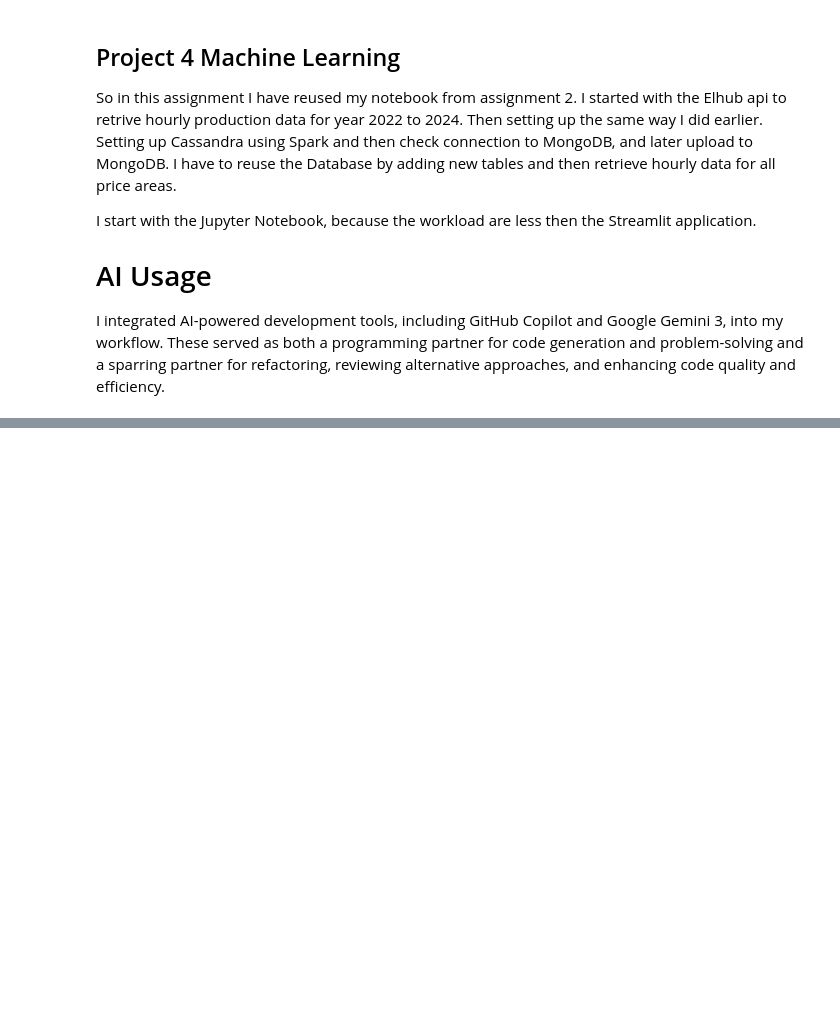
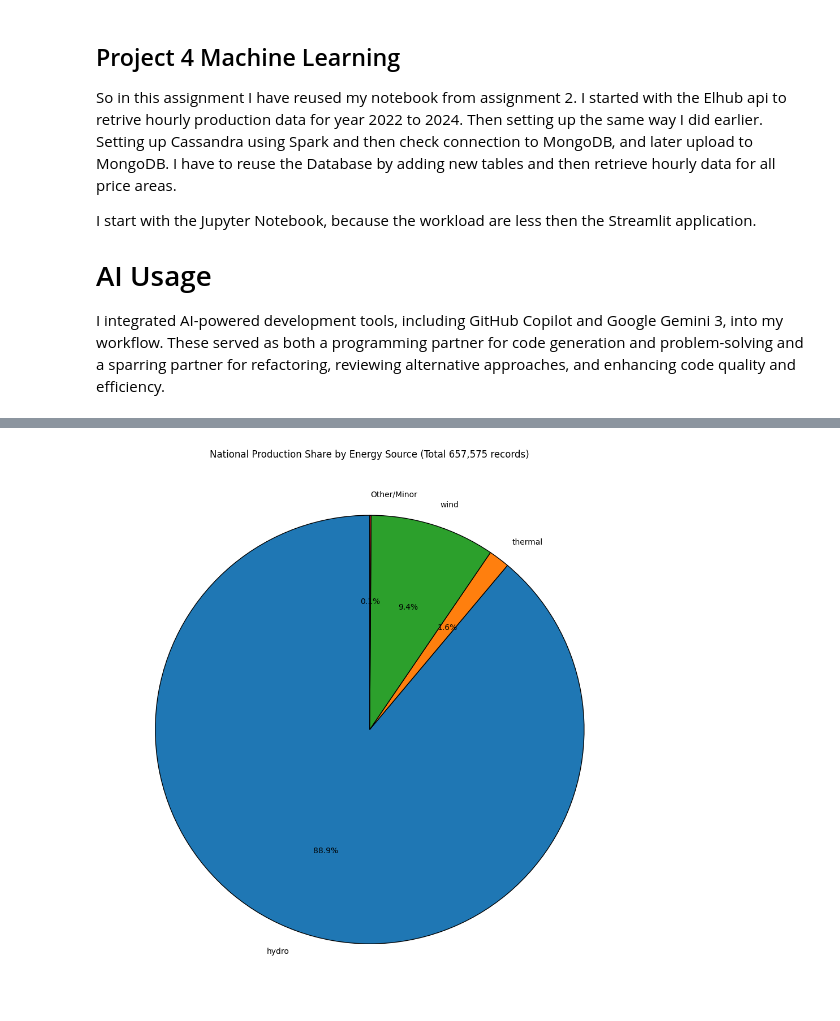
Before and after one commit to Ditto25/IND320-Steamlit-app1, a Jupyter notebook: project4.ipynb, the cells around one changed output, grey strips where cells are left out. Drawn from its saved outputs; the diff is of its cells as text; code cells hidden in the pictures; blank space fills up the shorter version.

```diff
--- a/project4.ipynb
+++ b/project4.ipynb
@@ -7,21 +7,3 @@ I start with the Jupyter Notebook, because the workload are less then the Stream
 
 # AI Usage
 I integrated AI-powered development tools, including GitHub Copilot and Google Gemini 3, into my workflow. These served as both a programming partner for code generation and problem-solving and a sparring partner for refactoring, reviewing alternative approaches, and enhancing code quality and efficiency.
-# %%
-# MONGODB
-import toml
-from pymongo import MongoClient
-from pymongo.server_api import ServerApi
-# Load secrets
-secrets = toml.load(".streamlit/secrets.toml")
-uri = secrets["MONGO"]["uri"]
-
-# Create a new client and connect to the server
-client = MongoClient(uri, server_api=ServerApi('1'))
-
-# Send a ping to confirm a successful connection
-try:
-    client.admin.command('ping')
-    print("Pinged your deployment. You successfully connected to MongoDB!")
-except Exception as e:
-    print(e)
@@ -527,0 +572,81 @@ print(f"✅ Features lagret til: {FEATURES_PATH}")
+# %%
+import pandas as pd
+import matplotlib.pyplot as plt
+from cassandra.cluster import Cluster
+import time
+
+# --- Cassandra Read-back Audit and Plot (National Pie Chart) ---
+
+# Kjente radtelling for fullt produksjonsdatasett (2022-2024)
+FULL_PRODUCTION_ROW_COUNT = 657575
+MAX_ROWS_FOR_PIE = FULL_PRODUCTION_ROW_COUNT # Setter grensen til totalt antall rader
+
+# --- Ensure Cassandra Connection is Active ---
+print("Ensuring Cassandra connection is active...")
+try:
+    if 'cassandra_cluster' not in globals() or 'cassandra_cluster' not in locals() or cassandra_cluster.is_shutdown:
+        cassandra_cluster = Cluster([CASSANDRA_HOST], port=CASSANDRA_PORT, protocol_version=5)
+        cassandra_session = cassandra_cluster.connect()
+        cassandra_session.set_keyspace(CASSANDRA_KEYSPACE)
+        print("Connection re-established.")
+    cassandra_session.set_keyspace(CASSANDRA_KEYSPACE)
+except Exception as e:
+    print(f"Error during connection re-establishment: {e}")
+
+# --- Execute Audit Query for National Pie Chart Data ---
+
+audit_query = f"""
+SELECT productiongroup, quantitykwh
+FROM {CASSANDRA_KEYSPACE}.{CASSANDRA_PROD_TABLE}
+LIMIT {MAX_ROWS_FOR_PIE}
+ALLOW FILTERING
+"""
+
+print(f"Executing audit query for National Pie Chart data (Full Count: {MAX_ROWS_FOR_PIE:,} rows)...")
+
+try:
+    audit_results = cassandra_session.execute(audit_query)
+    audit_df = pd.DataFrame(list(audit_results))
+    print(f"Rows read from Cassandra for Pie Chart: {len(audit_df):,}")
+
+except Exception as e:
+    print(f"❌ Error fetching data from Cassandra: {e}. Prøv å redusere LIMIT igjen.")
+    audit_df = pd.DataFrame()
+
+# --- Generate Pie Chart ---
+if not audit_df.empty:
+    # 1. Aggreger total produksjon per kilde
+    production_by_group = audit_df.groupby('productiongroup')['quantitykwh'].sum()
+
+    # 2. Fjern kilder med svært liten andel
+    min_threshold = production_by_group.sum() * 0.005
+    production_to_plot = production_by_group[production_by_group > min_threshold]
+
+    if len(production_by_group) > len(production_to_plot):
+         remaining = production_by_group[production_by_group <= min_threshold].sum()
+         production_to_plot['Other/Minor'] = remaining
+
+    # --- Plotting ---
+    plt.figure(figsize=(10, 10))
+
+    plt.pie(
+        production_to_plot,
+        labels=production_to_plot.index,
+        autopct='%1.1f%%',
+        startangle=90,
+        wedgeprops={'edgecolor': 'black'}
+    )
+
+    plt.title(f"National Production Share by Energy Source (Total {len(audit_df):,} records)")
+    plt.tight_layout()
+    plt.show()
+    print("National Pie Chart generated successfully.")
+
+else:
+    print("No data retrieved for plotting. Cannot generate Pie Chart.")
+
+# Close the Cassandra connection
+if 'cassandra_cluster' in locals() and not cassandra_cluster.is_shutdown:
+    cassandra_cluster.shutdown()
+    print("Cassandra cluster connection closed.")
+# %% [output]
@@ -527,0 +657 @@ print(f"✅ Features lagret til: {FEATURES_PATH}")
+[figure, added]
```
Also changed, not shown: parts of 40 cells of this notebook.
